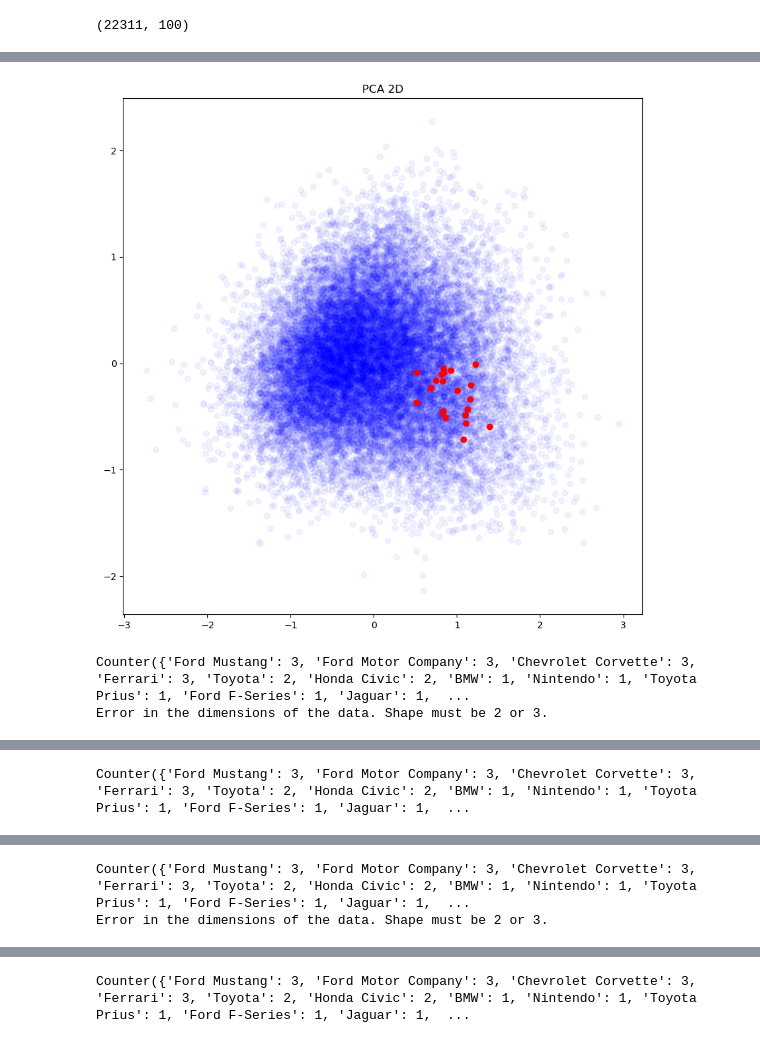
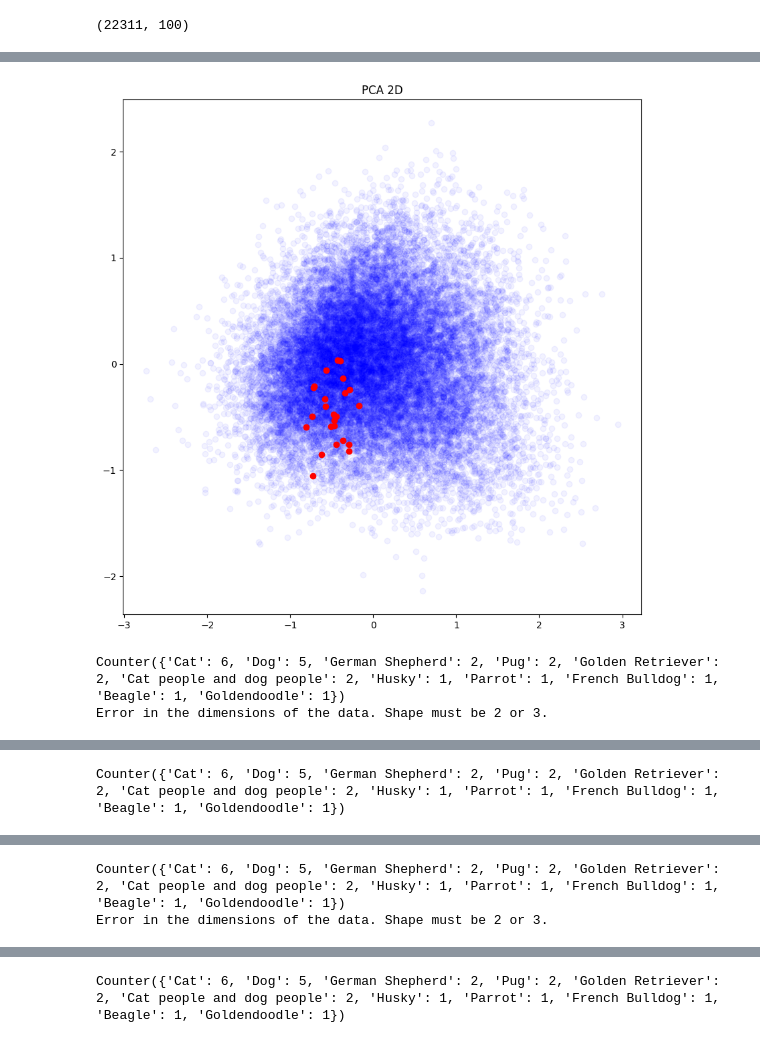
Before and after one commit to Ax-Time/natural-language-processing-project, a Jupyter notebook: clustering_2.ipynb, the cells around one changed output, grey strips where cells are left out. Drawn from its saved outputs; the diff is of its cells as text; code cells hidden in the pictures.

```diff
--- a/clustering_2.ipynb
+++ b/clustering_2.ipynb
@@ -250,13 +214,13 @@ dialogue_embeddings_2d_tsne = pickle.load(open('dumps/clustering/tsne_2d.pkl', '
 
 dialogue_embeddings_3d_tsne = pickle.load(open('dumps/clustering/tsne_3d.pkl', 'rb'))
 # %%
-k = 375
+k = 818
 
 visualize_cluster(dialogue_embeddings_2d[cluster_labels == k], dialogue_embeddings_2d[cluster_labels != k], dialogues, k, 'PCA 2D')
 visualize_cluster(dialogue_embeddings_3d[cluster_labels == k], dialogue_embeddings_3d[cluster_labels != k], dialogues, k, 'PCA 3D')
 visualize_cluster(dialogue_embeddings_2d_tsne[cluster_labels == k], dialogue_embeddings_2d_tsne[cluster_labels != k], dialogues, k, 'TSNE 2D')
 visualize_cluster(dialogue_embeddings_3d_tsne[cluster_labels == k], dialogue_embeddings_3d_tsne[cluster_labels != k], dialogues, k, 'TSNE 3D')
 # %% [output]
-[figure, old version]
+[figure, new version]
-Counter({'Ford Mustang': 3, 'Ford Motor Company': 3, 'Chevrolet Corvette': 3, 'Ferrari': 3, 'Toyota': 2, 'Honda Civic': 2, 'BMW': 1, 'Nintendo': 1, 'Toyota Prius': 1, 'Ford F-Series': 1, 'Jaguar': 1,  ...
+Counter({'Cat': 6, 'Dog': 5, 'German Shepherd': 2, 'Pug': 2, 'Golden Retriever': 2, 'Cat people and dog people': 2, 'Husky': 1, 'Parrot': 1, 'French Bulldog': 1, 'Beagle': 1, 'Goldendoodle': 1})
 Error in the dimensions of the data. Shape must be 2 or 3.
@@ -264 +228 @@ Error in the dimensions of the data. Shape must be 2 or 3.
-Counter({'Ford Mustang': 3, 'Ford Motor Company': 3, 'Chevrolet Corvette': 3, 'Ferrari': 3, 'Toyota': 2, 'Honda Civic': 2, 'BMW': 1, 'Nintendo': 1, 'Toyota Prius': 1, 'Ford F-Series': 1, 'Jaguar': 1,  ...
+Counter({'Cat': 6, 'Dog': 5, 'German Shepherd': 2, 'Pug': 2, 'Golden Retriever': 2, 'Cat people and dog people': 2, 'Husky': 1, 'Parrot': 1, 'French Bulldog': 1, 'Beagle': 1, 'Goldendoodle': 1})
@@ -266,2 +230,2 @@ Counter({'Ford Mustang': 3, 'Ford Motor Company': 3, 'Chevrolet Corvette': 3, 'F
-Counter({'Ford Mustang': 3, 'Ford Motor Company': 3, 'Chevrolet Corvette': 3, 'Ferrari': 3, 'Toyota': 2, 'Honda Civic': 2, 'BMW': 1, 'Nintendo': 1, 'Toyota Prius': 1, 'Ford F-Series': 1, 'Jaguar': 1,  ...
+Counter({'Cat': 6, 'Dog': 5, 'German Shepherd': 2, 'Pug': 2, 'Golden Retriever': 2, 'Cat people and dog people': 2, 'Husky': 1, 'Parrot': 1, 'French Bulldog': 1, 'Beagle': 1, 'Goldendoodle': 1})
 Error in the dimensions of the data. Shape must be 2 or 3.
@@ -269 +233 @@ Error in the dimensions of the data. Shape must be 2 or 3.
-Counter({'Ford Mustang': 3, 'Ford Motor Company': 3, 'Chevrolet Corvette': 3, 'Ferrari': 3, 'Toyota': 2, 'Honda Civic': 2, 'BMW': 1, 'Nintendo': 1, 'Toyota Prius': 1, 'Ford F-Series': 1, 'Jaguar': 1,  ...
+Counter({'Cat': 6, 'Dog': 5, 'German Shepherd': 2, 'Pug': 2, 'Golden Retriever': 2, 'Cat people and dog people': 2, 'Husky': 1, 'Parrot': 1, 'French Bulldog': 1, 'Beagle': 1, 'Goldendoodle': 1})
```
Also changed, not shown: parts of 4 cells of this notebook.
